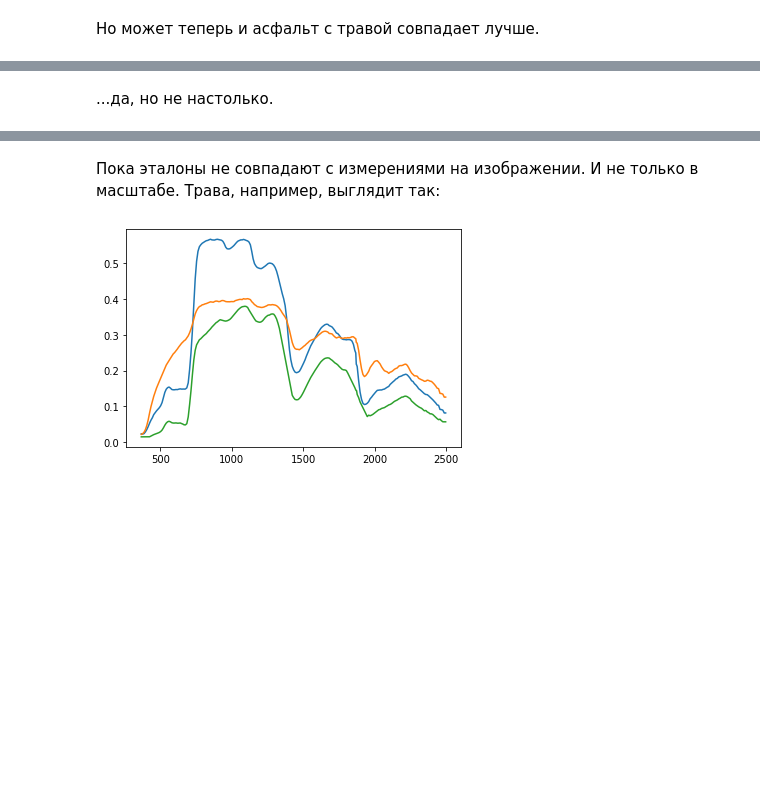
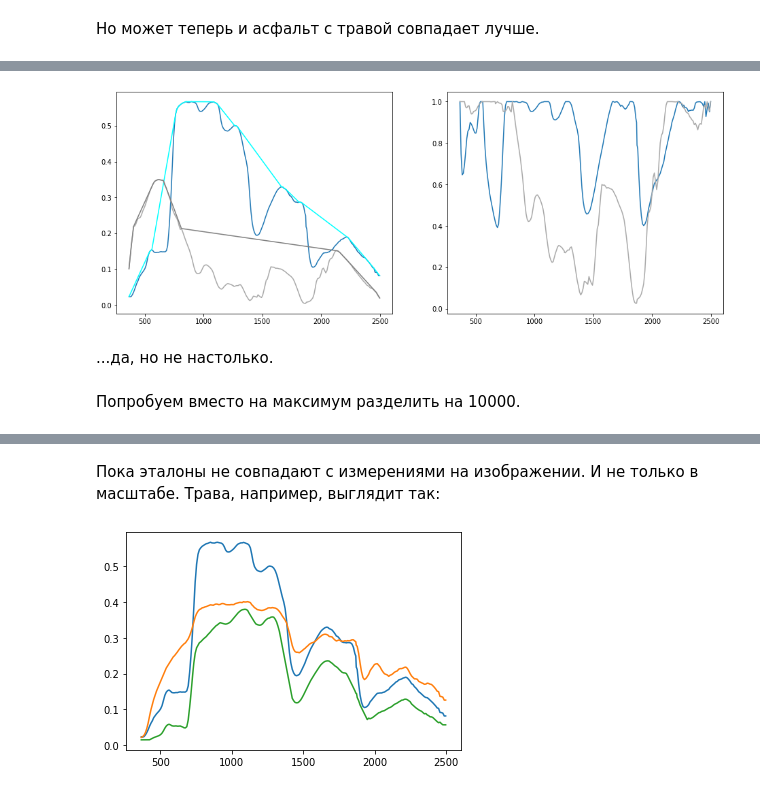
Before and after one commit to kormang/hyperspectralplayground, a Jupyter notebook: hyperspectral.ipynb, the cells around one changed output, grey strips where cells are left out. Drawn from its saved outputs; the diff is of its cells as text; code cells hidden in the pictures; blank space fills up the shorter version.

```diff
--- a/hyperspectral.ipynb
+++ b/hyperspectral.ipynb
@@ -748,2 +752,8 @@ compare_ethalon_imgrefl_continuum(0, 1, 'cyan', 'magenta')
+# %%
+compare_ethalon_imgrefl_continuum(0, 1, 'tab:blue', 'cyan', interesting_reflectances, 'segmented')
+# %% [output]
+[figure, added]
 # %% [markdown]
 ...да, но не настолько.
+# %% [markdown]
+Попробуем вместо на максимум разделить на 10000.
```
Also changed, not shown: parts of 39 cells of this notebook, 12 other files.
